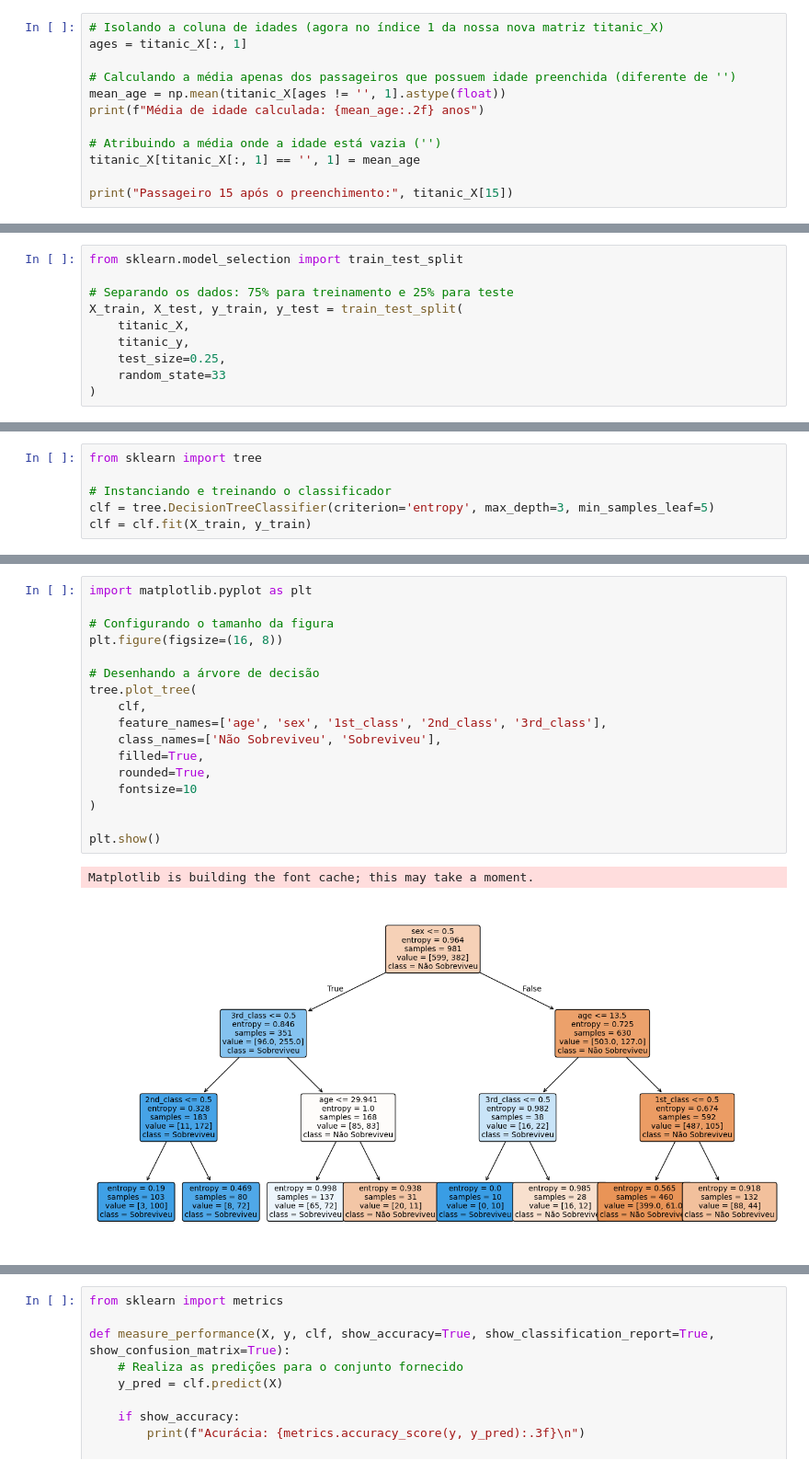
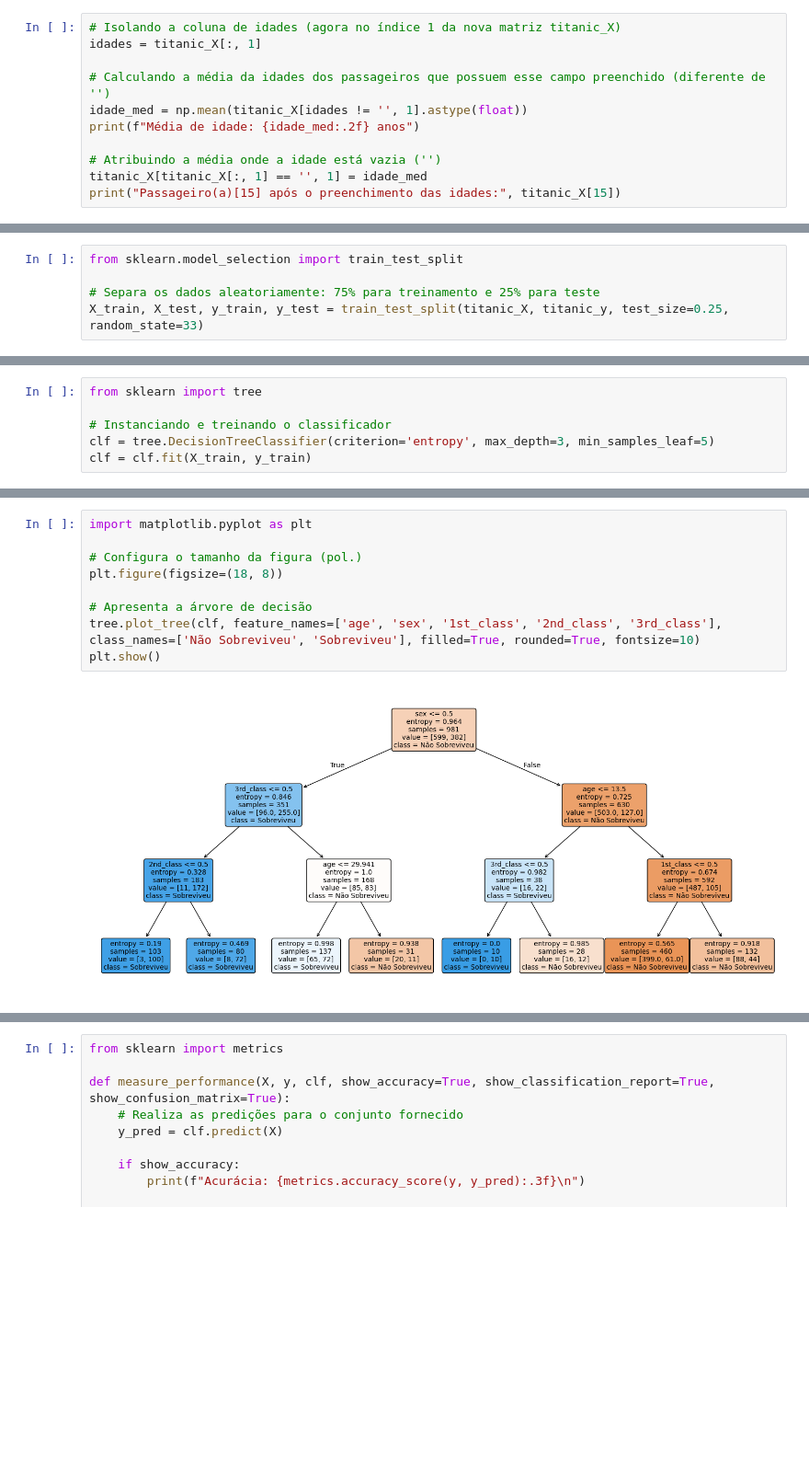
Before and after one commit to kaw19/github, a Jupyter notebook: Aula_4/arvore_de_decisao.ipynb, the cells around one changed output, grey strips where cells are left out. Shown at 92% size. Drawn from its saved outputs; the diff is of its cells as text; blank space fills up the shorter version.

```diff
--- a/Aula_4/arvore_de_decisao.ipynb
+++ b/Aula_4/arvore_de_decisao.ipynb
@@ -140,13 +165,12 @@ O algoritmo não consegue fazer contas com um espaço vazio. Para resolver isso,
 # %%
-# Isolando a coluna de idades (agora no índice 1 da nossa nova matriz titanic_X)
-ages = titanic_X[:, 1]
+# Isolando a coluna de idades (agora no índice 1 da nova matriz titanic_X)
+idades = titanic_X[:, 1]
 
-# Calculando a média apenas dos passageiros que possuem idade preenchida (diferente de '')
-mean_age = np.mean(titanic_X[ages != '', 1].astype(float))
-print(f"Média de idade calculada: {mean_age:.2f} anos")
+# Calculando a média da idades dos passageiros que possuem esse campo preenchido (diferente de '')
+idade_med = np.mean(titanic_X[idades != '', 1].astype(float))
+print(f"Média de idade: {idade_med:.2f} anos")
 
 # Atribuindo a média onde a idade está vazia ('')
-titanic_X[titanic_X[:, 1] == '', 1] = mean_age
-
-print("Passageiro 15 após o preenchimento:", titanic_X[15])
+titanic_X[titanic_X[:, 1] == '', 1] = idade_med
+print("Passageiro(a)[15] após o preenchimento das idades:", titanic_X[15])
 # %% [output]
@@ -275,13 +323,8 @@ Agora chegamos à parte mais interessante: vamos construir uma Árvore de Decis
 # %%
 from sklearn.model_selection import train_test_split
 
-# Separando os dados: 75% para treinamento e 25% para teste
-X_train, X_test, y_train, y_test = train_test_split(
-    titanic_X,
-    titanic_y,
-    test_size=0.25,
-    random_state=33
-)
+# Separa os dados aleatoriamente: 75% para treinamento e 25% para teste
+X_train, X_test, y_train, y_test = train_test_split(titanic_X, titanic_y, test_size=0.25, random_state=33)
 # %% [markdown]
 Com os dados separados, podemos instanciar um novo `DecisionTreeClassifier` e utilizar o método `fit()` para realizar o processo de aprendizado.
 
@@ -303,23 +346,14 @@ Para explicar como as árvores de decisão funcionam, vamos visualizar o modelo
 # %%
 import matplotlib.pyplot as plt
 
-# Configurando o tamanho da figura
-plt.figure(figsize=(16, 8))
+# Configura o tamanho da figura (pol.)
+plt.figure(figsize=(18, 8))
 
-# Desenhando a árvore de decisão
-tree.plot_tree(
-    clf,
-    feature_names=['age', 'sex', '1st_class', '2nd_class', '3rd_class'],
-    class_names=['Não Sobreviveu', 'Sobreviveu'],
-    filled=True,
-    rounded=True,
-    fontsize=10
-)
-
+# Apresenta a árvore de decisão
+tree.plot_tree(clf, feature_names=['age', 'sex', '1st_class', '2nd_class', '3rd_class'], class_names=['Não Sobreviveu', 'Sobreviveu'], filled=True, rounded=True, fontsize=10)
 plt.show()
 # %% [output]
-Matplotlib is building the font cache; this may take a moment.
-[figure, old version]
+[figure, new version]
 # %% [markdown]
 A árvore de decisão que acabamos de construir representa uma série de decisões baseadas nos dados de treinamento. Para classificar um novo passageiro, o modelo responde às perguntas de cada nó da árvore, começando pelo topo.
 
```
Also changed, not shown: parts of 26 cells of this notebook, 6 other files.
